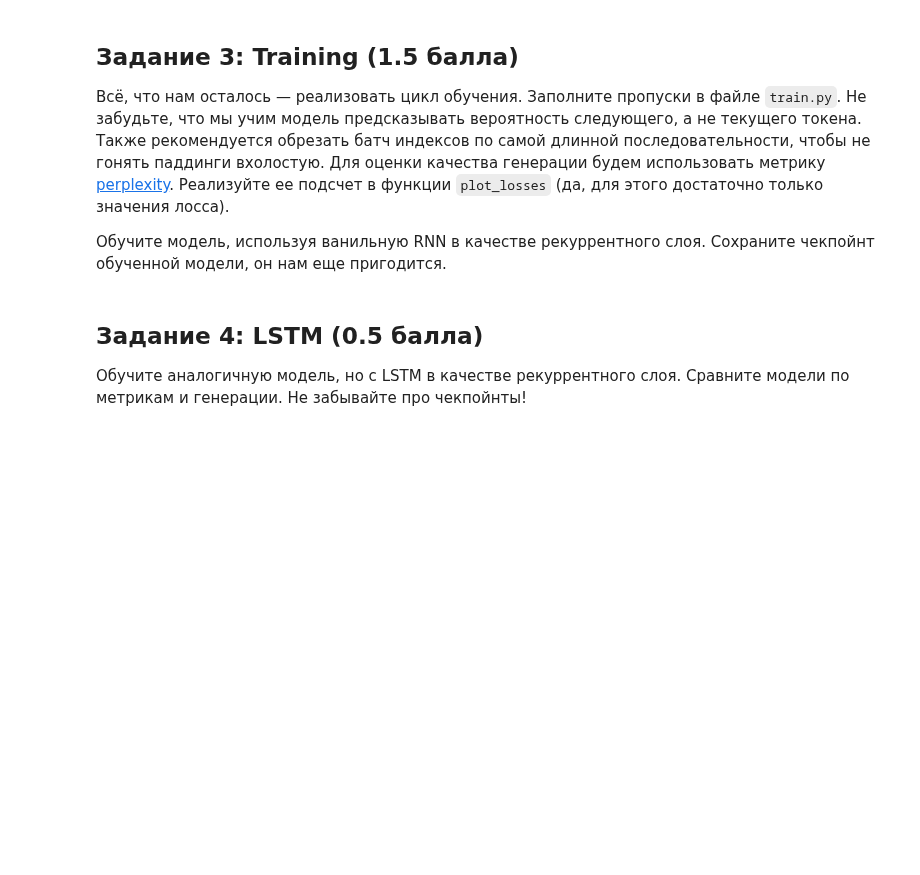
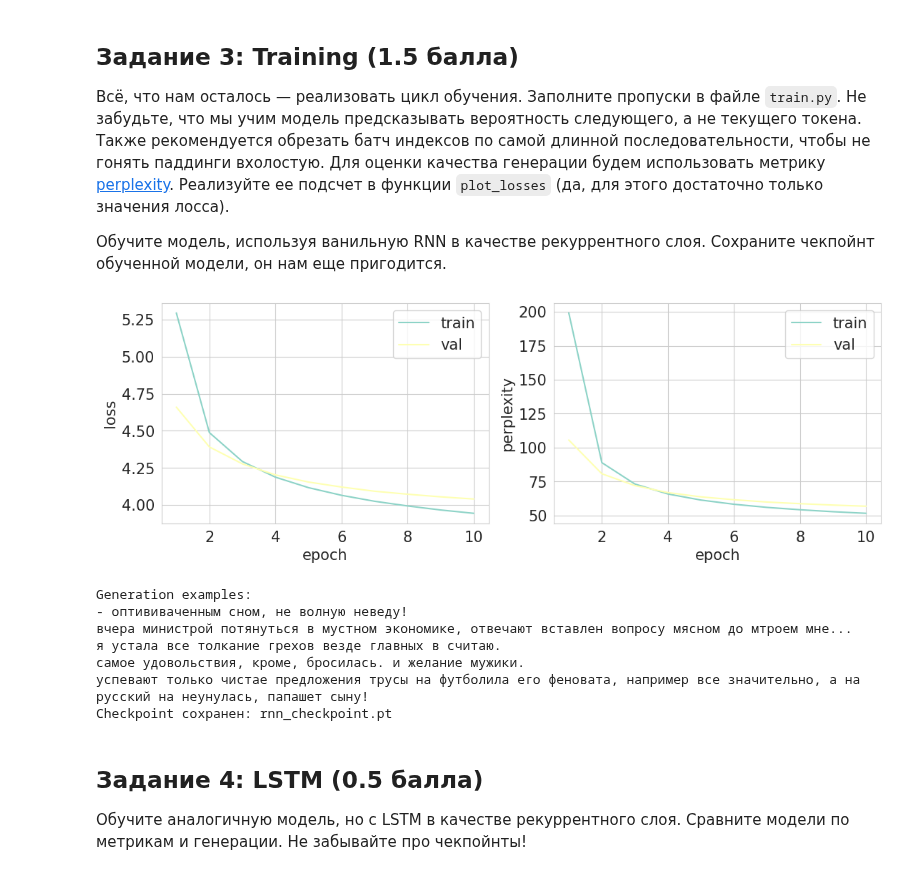
Before and after one commit to yemtsovaanna-alt/RNN_correct, a Jupyter notebook: RNN_1.ipynb, the cells around one changed output. Saved outputs shown, nothing was run; the diff lists cells and outputs as text; code cells hidden in the pictures; blank space fills up the shorter version.

```diff
--- a/RNN_1.ipynb
+++ b/RNN_1.ipynb
@@ -30,0 +31,13 @@
+# %%
+import requests
+
+url = "https://www.dropbox.com/scl/fi/z1ihoqwdj3zxil28ha86i/jokes.txt?rlkey=66y4gpclxmzimc86aa6agnjn8&e=1&st=mff21u6h&dl=1"
+r = requests.get(url)
+
+with open("jokes.txt", "wb") as f:
+    f.write(r.content)
+
+with open("jokes.txt", "r", encoding="utf-8") as f:
+    text = f.read()
+
+print(text[:500])
@@ -91,7 +440,34 @@ for prefix in ["", "купил мужик шляпу,", "сел медведь
 
 Обучите модель, используя ванильную RNN в качестве рекуррентного слоя. Сохраните чекпойнт обученной модели, он нам еще пригодится.
 # %%
-# YOUR CODE HERE (⊃｡•́‿•̀｡)⊃━✿✿✿✿✿✿
+from torch import nn
+from torch.utils.data import DataLoader
+from train import train
+
+device = torch.device('cuda' if torch.cuda.is_available() else 'cpu')
+
+train_loader = DataLoader(train_set, batch_size=256, shuffle=True, num_workers=2)
+val_loader = DataLoader(valid_set, batch_size=256, shuffle=False, num_workers=2)
+
+model_rnn = LanguageModel(train_set, rnn_type=nn.RNN).to(device)
+
+optimizer = torch.optim.Adam(model_rnn.parameters(), lr=1e-3)
+
+train(model_rnn, optimizer, scheduler=None,
+      train_loader=train_loader, val_loader=val_loader,
+      num_epochs=10)
+
+torch.save(model_rnn.state_dict(), 'rnn_checkpoint.pt')
+print('Checkpoint сохранен: rnn_checkpoint.pt')
+# %% [output]
+[figure, added]
+Generation examples:
+- оптививаченным сном, не волную неведу!
+вчера министрой потянуться в мустном экономике, отвечают вставлен вопросу мясном до мтроем мне...
+я устала все толкание грехов везде главных в считаю.
+самое удовольствия, кроме, бросилась. и желание мужики.
+успевают только чистае предложения трусы на футболила его феновата, например все значительно, а на русский на неунулась, папашет сыну!
+Checkpoint сохранен: rnn_checkpoint.pt
 # %% [markdown]
 ## Задание 4: LSTM (0.5 балла)
 
```
Also changed, not shown: parts of 15 cells of this notebook, 6 other files.
